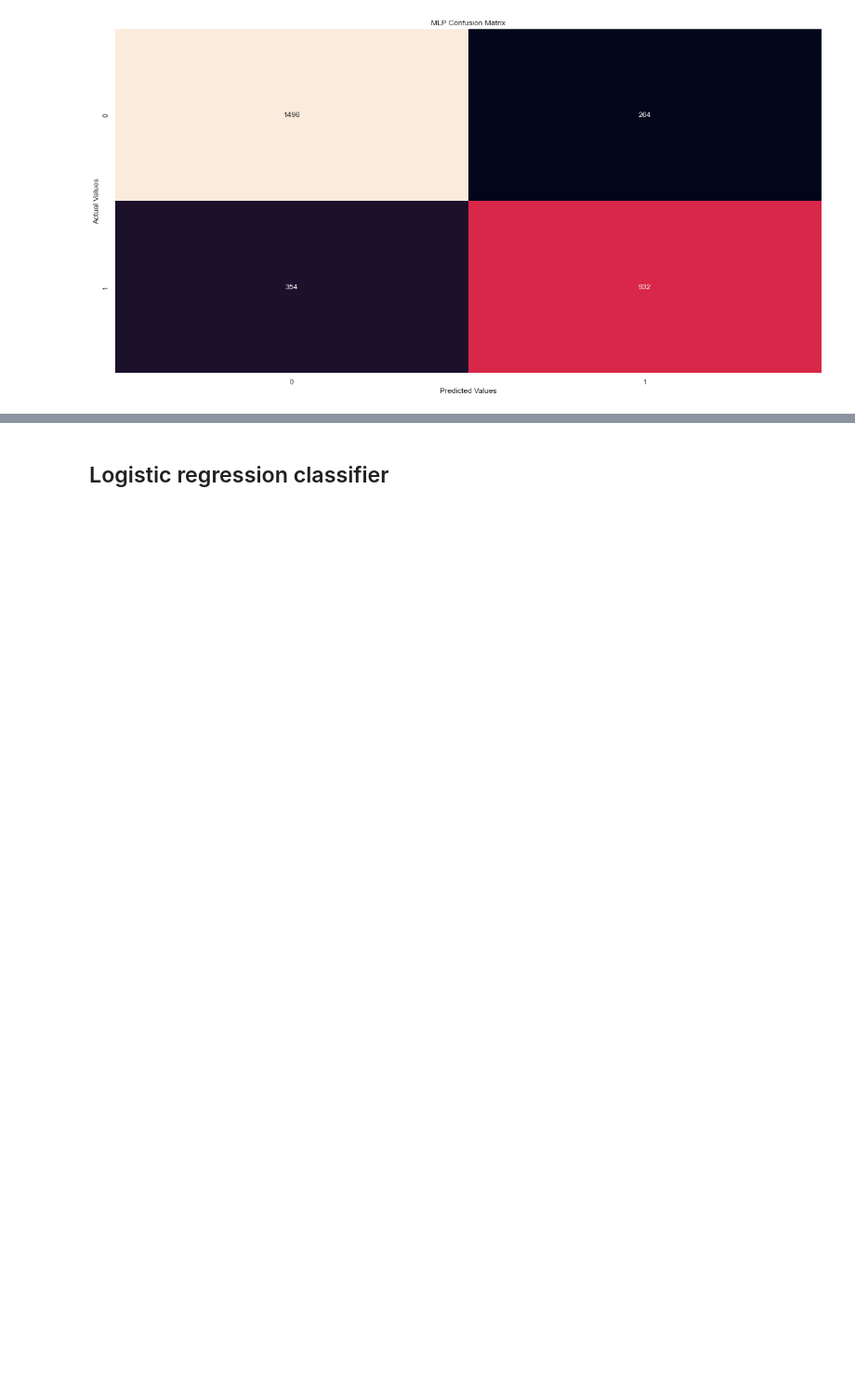
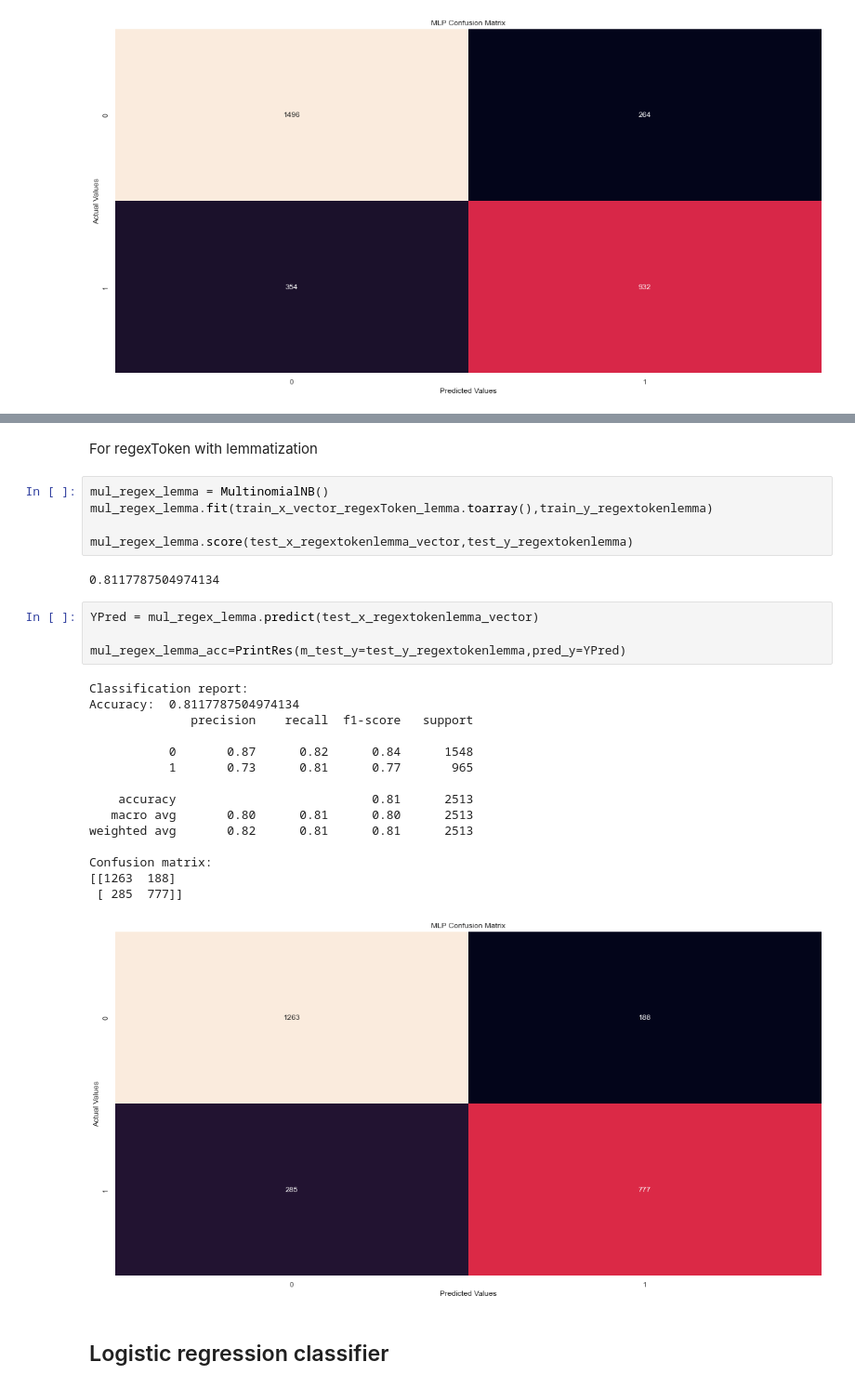
Before and after one commit to jakubrymuza/WTUM_17_2022, a Jupyter notebook: project.ipynb, the cells around one changed output, grey strips where cells are left out. Shown at 93% size. Drawn from its saved outputs; the diff is of its cells as text; blank space fills up the shorter version.

```diff
--- a/project.ipynb
+++ b/project.ipynb
@@ -979,3 +1053,32 @@ Confusion matrix:
+# %% [markdown]
+For regexToken with lemmatization
+# %%
+mul_regex_lemma = MultinomialNB()
+mul_regex_lemma.fit(train_x_vector_regexToken_lemma.toarray(),train_y_regextokenlemma)
+
+mul_regex_lemma.score(test_x_regextokenlemma_vector,test_y_regextokenlemma)
+# %% [output]
+0.8117787504974134
+# %%
+YPred = mul_regex_lemma.predict(test_x_regextokenlemma_vector)
+
+mul_regex_lemma_acc=PrintRes(m_test_y=test_y_regextokenlemma,pred_y=YPred)
+# %% [output]
+Classification report:
+Accuracy:  0.8117787504974134
+              precision    recall  f1-score   support
+
+           0       0.87      0.82      0.84      1548
+           1       0.73      0.81      0.77       965
+
+    accuracy                           0.81      2513
+   macro avg       0.80      0.81      0.80      2513
+weighted avg       0.82      0.81      0.81      2513
+
+Confusion matrix:
+[[1263  188]
+ [ 285  777]]
+[figure, added]
 # %% [markdown]
 ## Logistic regression classifier
 # %% [markdown]
```
Also changed, not shown: parts of 30 cells of this notebook.
